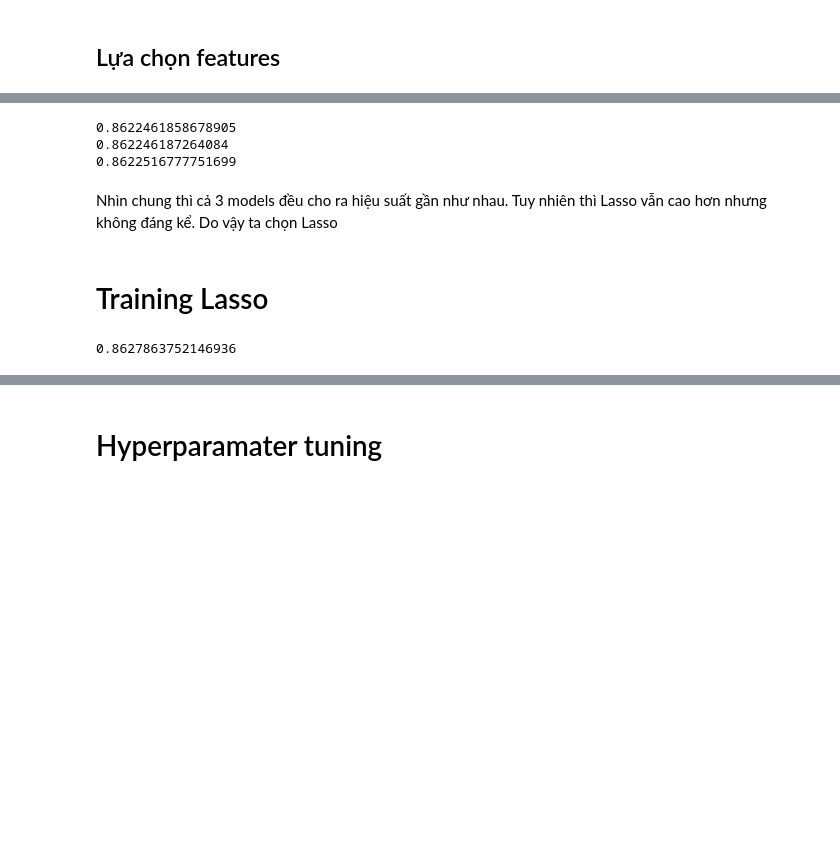
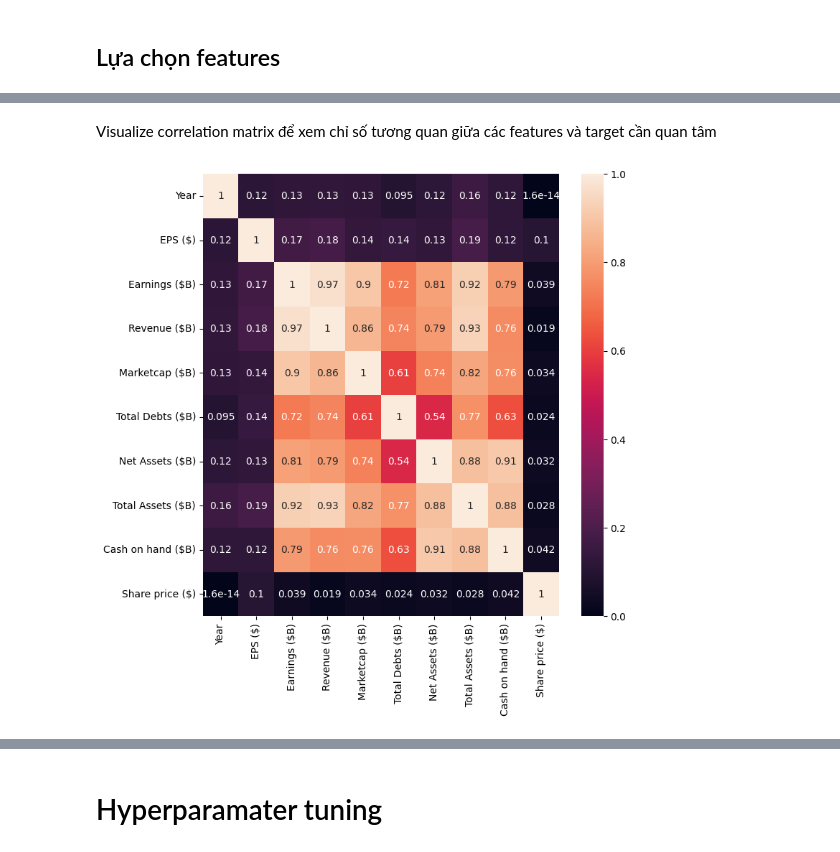
Before and after one commit to HuyAnhTon/Intro2DS_FinalProject, a Jupyter notebook: notebooks/model.ipynb, the cells around one changed output, grey strips where cells are left out. Drawn from its saved outputs; the diff is of its cells as text; code cells hidden in the pictures; blank space fills up the shorter version.

Commit message:
add some idea about modeling

```diff
--- a/notebooks/model.ipynb
+++ b/notebooks/model.ipynb
@@ -195,33 +99,7 @@ plt.show()
-# %%
-models = {"Linear Regression": LinearRegression(),
-          "Ridge": Ridge(alpha=0.001),
-          "Lasso": Lasso(alpha=0.001)}
-results = []
-
-
-# Loop through the models' values
-for model in models.values():
-  model.fit(X_train, y_train)
-
-  # Append the results
-  results.append(model.score(X_test, y_test))
-
-# Create a box plot of the results
-for res in results:
-    print(res)
-# %% [output]
-0.8622461858678905
-0.862246187264084
-0.8622516777751699
-# %% [markdown]
-Nhìn chung thì cả 3 models đều cho ra hiệu suất gần như nhau. Tuy nhiên thì Lasso vẫn cao hơn nhưng không đáng kể. Do vậy ta chọn Lasso
-# %% [markdown]
-# Training Lasso
-# %%
-model = Lasso(alpha= 0.1)
-
-model.fit(X_train, y_train)
-score = model.score(X_test, y_test)
-score
-# %% [output]
-0.8627863752146936
+# %% [markdown]
+Visualize correlation matrix để xem chỉ số tương quan giữa các features và target cần quan tâm
+# %%
+plt.figure(figsize=(8, 8))
+sns.heatmap(cleaned_df.corr(), annot=True);
+# %% [output]
+[figure, added]
```
Also changed, not shown: parts of 42 cells of this notebook.
